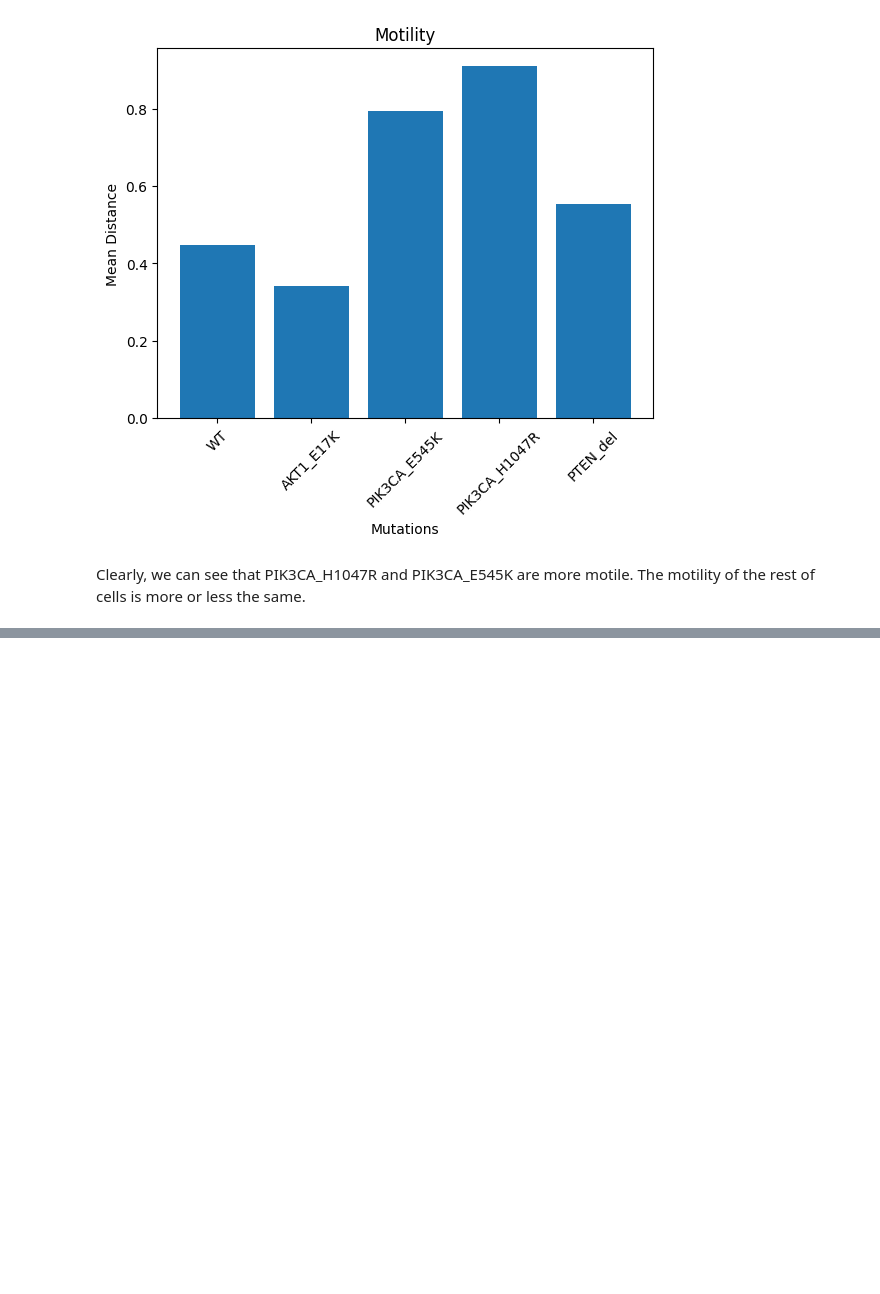
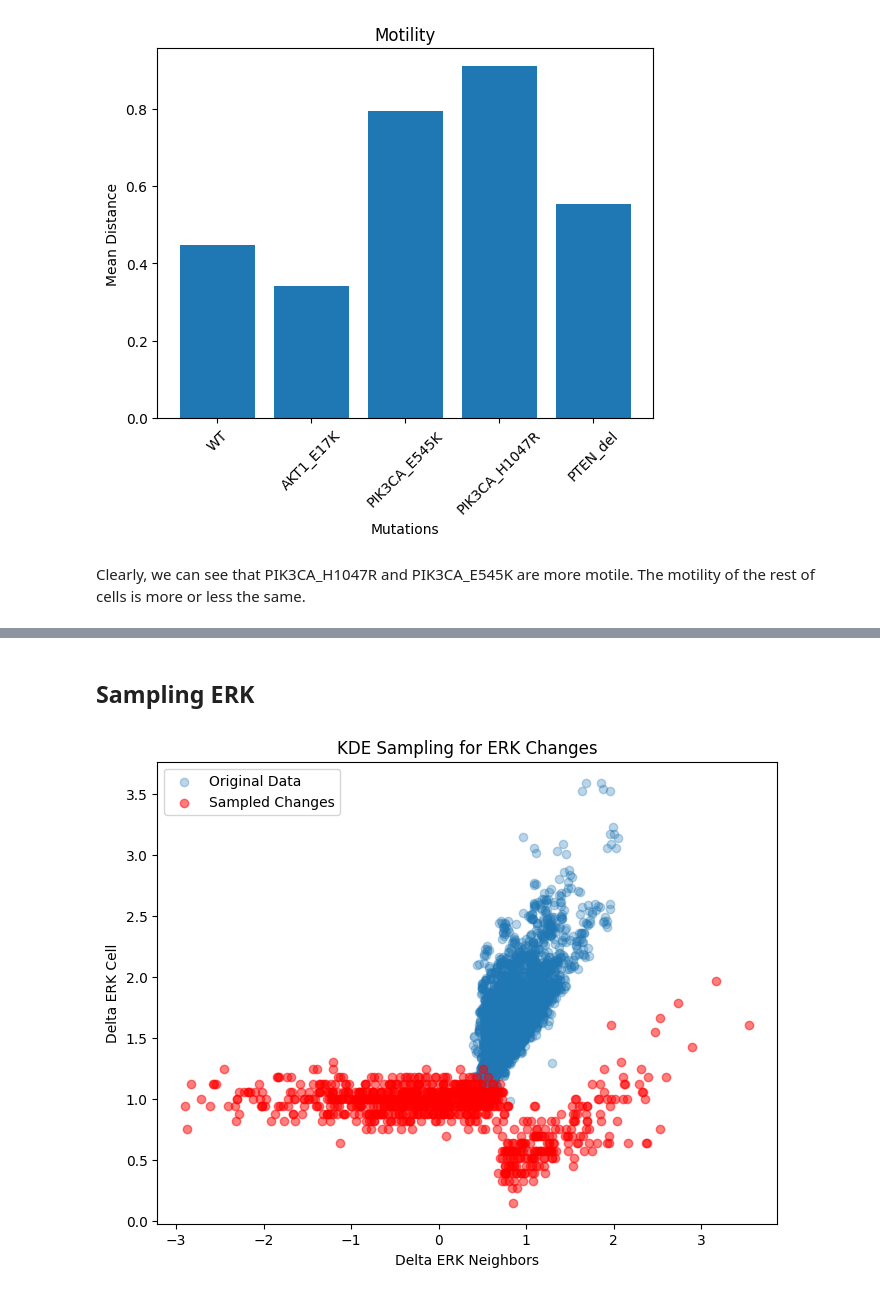
Before and after one commit to MichalMaszkowski/ZPP, a Jupyter notebook: data_exploration/ZPP_data_exploration.ipynb, the cells around one changed output, grey strips where cells are left out. Cells and saved outputs as stored; diff of their text form; code cells hidden in the pictures; blank space fills up the shorter version.

```diff
--- a/data_exploration/ZPP_data_exploration.ipynb
+++ b/data_exploration/ZPP_data_exploration.ipynb
@@ -389,0 +664,56 @@ Clearly, we can see that PIK3CA_H1047R and PIK3CA_E545K are more motile. The mot
+# %% [markdown]
+## Sampling ERK
+# %%
+import numpy as np
+import pandas as pd
+from sklearn.neighbors import KernelDensity
+import matplotlib.pyplot as plt
+# Assume you have a DataFrame `df` with columns:
+# - 'delta_erk_cell': Individual cell changes
+# - 'delta_erk_neighbors': Average neighbor changes
+# Example DataFrame (replace with your real data)
+
+# Prepare data for KDE
+X = df_ERK[['my_erk', 'neighbor_erk']].values
+# Fit a 2D kernel density model
+kde = KernelDensity(kernel='gaussian', bandwidth=0.1)  # Adjust bandwidth as needed
+kde.fit(X)
+# Sampling function
+def sample_erk_changes(neighbor_avg_changes, kde_model, n_samples=1):
+    """
+    Sample changes in ERK levels given neighbors' average changes.
+    :param neighbor_avg_changes: List or array of neighbor changes for each cell.
+    :param kde_model: Fitted kernel density estimation model.
+    :param n_samples: Number of samples per cell.
+    :return: Sampled ERK changes for each cell.
+    """
+    sampled_changes = []
+    for neighbor_change in neighbor_avg_changes:
+        # Generate points around the given neighbor change to sample from conditional distribution
+        grid = np.column_stack((
+            np.linspace(-3, 3, 100),  # Range of possible cell changes (adjust as needed)
+            np.full(100, neighbor_change)
+        ))
+        # Calculate probabilities using the KDE model
+        log_probs = kde_model.score_samples(grid)
+        probs = np.exp(log_probs)
+        # Normalize probabilities
+        probs /= probs.sum()
+        # Sample from the grid using probabilities
+        sampled_change = np.random.choice(grid[:, 0], size=n_samples, p=probs)
+        sampled_changes.append(sampled_change[0])  # Take the first sample (or more if needed)
+    return np.array(sampled_changes)
+# Example usage
+current_neighbor_changes = np.random.normal(0, 1, 900)  # Replace with real neighbor averages
+sampled_erk_changes = sample_erk_changes(current_neighbor_changes, kde_model=kde)
+# Plot the original data and sampled data
+plt.figure(figsize=(8, 6))
+plt.scatter(df_ERK['my_erk'], df_ERK['neighbor_erk'], alpha=0.3, label="Original Data")
+plt.scatter(current_neighbor_changes, sampled_erk_changes, color='red', alpha=0.5, label="Sampled Changes")
+plt.xlabel("Delta ERK Neighbors")
+plt.ylabel("Delta ERK Cell")
+plt.legend()
+plt.title("KDE Sampling for ERK Changes")
+plt.show()
+# %% [output]
+[figure, added]
```
Also changed, not shown: parts of 59 cells of this notebook, 1 other file.
